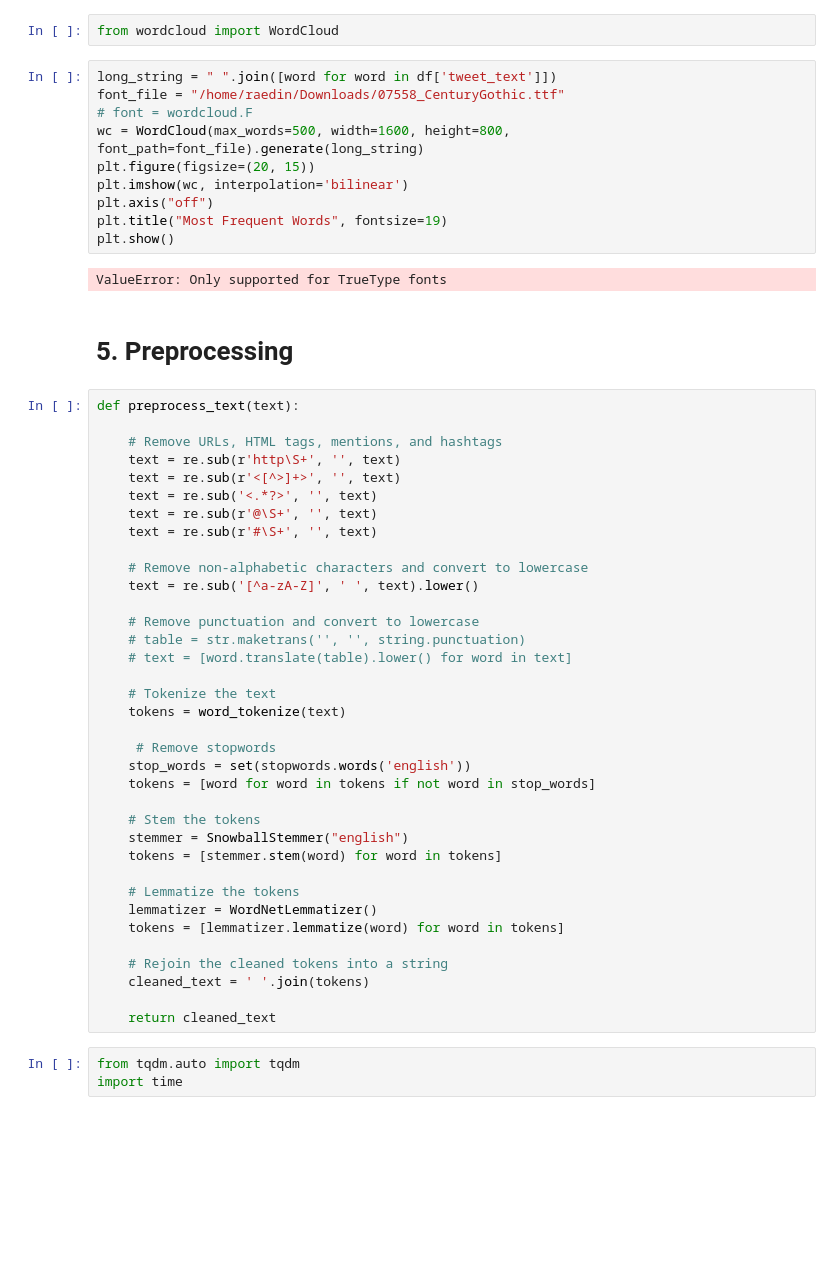
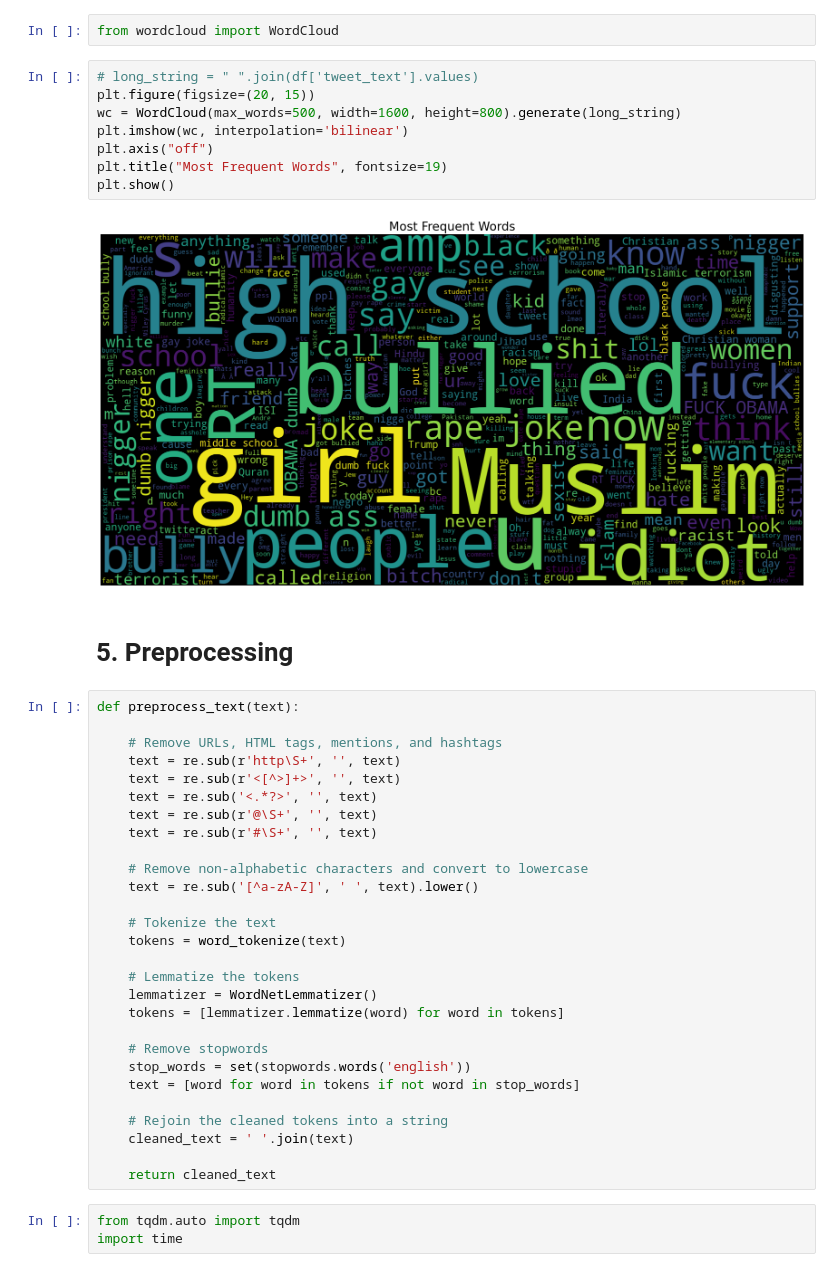
Before and after one commit to Raedin24/DCIT316, a Jupyter notebook: cyberbullying.ipynb, the cells around one changed output. Saved outputs shown, nothing was run; the diff lists cells and outputs as text; blank space fills up the shorter version.

```diff
--- a/cyberbullying.ipynb
+++ b/cyberbullying.ipynb
@@ -128,17 +133,15 @@ plt.show()
 # %%
 from wordcloud import WordCloud
 # %%
-long_string = " ".join([word for word in df['tweet_text']])
-font_file = "/home/raedin/Downloads/07558_CenturyGothic.ttf"
-# font = wordcloud.F
-wc = WordCloud(max_words=500, width=1600, height=800, font_path=font_file).generate(long_string)
+# long_string = " ".join(df['tweet_text'].values)
 plt.figure(figsize=(20, 15))
+wc = WordCloud(max_words=500, width=1600, height=800).generate(long_string)
 plt.imshow(wc, interpolation='bilinear')
 plt.axis("off")
 plt.title("Most Frequent Words", fontsize=19)
 plt.show()
 # %% [output]
-ValueError: Only supported for TrueType fonts
+[figure, added]
 # %% [markdown]
 # 5. Preprocessing
 # %%
@@ -154,27 +157,19 @@ def preprocess_text(text):
     # Remove non-alphabetic characters and convert to lowercase
     text = re.sub('[^a-zA-Z]', ' ', text).lower()
 
-    # Remove punctuation and convert to lowercase
-    # table = str.maketrans('', '', string.punctuation)
-    # text = [word.translate(table).lower() for word in text]
-
     # Tokenize the text
     tokens = word_tokenize(text)
-
-     # Remove stopwords
-    stop_words = set(stopwords.words('english'))
-    tokens = [word for word in tokens if not word in stop_words]
-
-    # Stem the tokens
-    stemmer = SnowballStemmer("english")
-    tokens = [stemmer.stem(word) for word in tokens]
 
     # Lemmatize the tokens
     lemmatizer = WordNetLemmatizer()
     tokens = [lemmatizer.lemmatize(word) for word in tokens]
 
+    # Remove stopwords
+    stop_words = set(stopwords.words('english'))
+    text = [word for word in tokens if not word in stop_words]
+
     # Rejoin the cleaned tokens into a string
-    cleaned_text = ' '.join(tokens)
+    cleaned_text = ' '.join(text)
 
     return cleaned_text
 # %%
```
Also changed, not shown: parts of 26 cells of this notebook.
